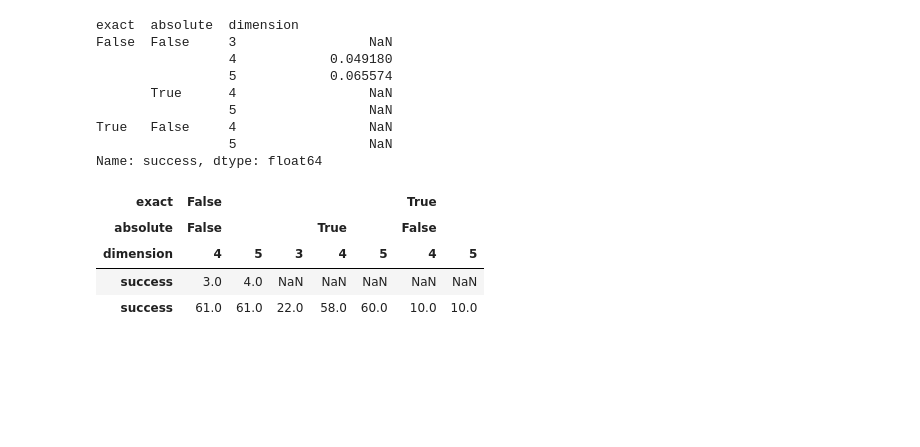
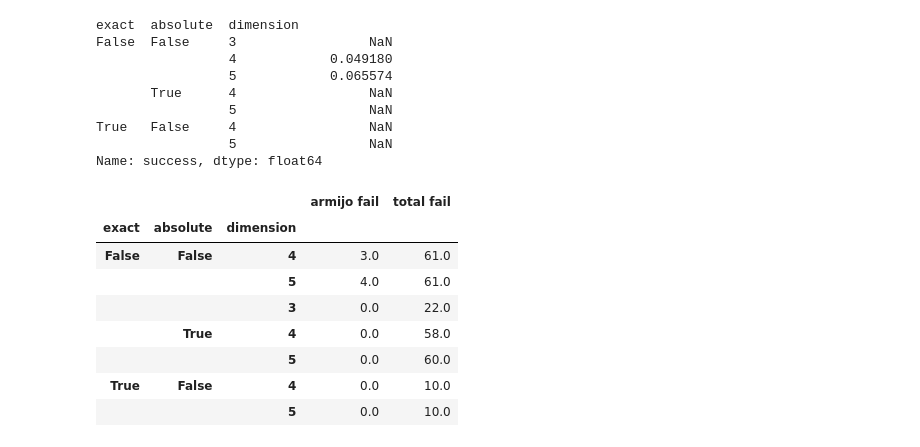
Before and after one commit to aleperlo/NO4LSP-SO-project, a Jupyter notebook: numerical-optimization/notebooks/tables.ipynb, the cells around one changed output. Saved outputs shown, nothing was run; the diff lists cells and outputs as text; code cells hidden in the pictures; blank space fills up the shorter version.

```diff
--- a/numerical-optimization/notebooks/tables.ipynb
+++ b/numerical-optimization/notebooks/tables.ipynb
@@ -221,10 +226,14 @@ True   False     4                 NaN
                  5                 NaN
 Name: success, dtype: float64
 # %%
-pd.DataFrame([iter_failure, series_failure])
+pd.DataFrame([iter_failure, series_failure], index=['armijo fail', 'total fail']).T.fillna(0)
 # %% [output]
-| exact | False |  |  |  |  | True |  |
-| absolute | False |  |  | True |  | False |  |
-| dimension | 4 | 5 | 3 | 4 | 5 | 4 | 5 |
-| success | 3.0 | 4.0 | NaN | NaN | NaN | NaN | NaN |
-| success | 61.0 | 61.0 | 22.0 | 58.0 | 60.0 | 10.0 | 10.0 |
+|  |  |  | armijo fail | total fail |
+| exact | absolute | dimension |  |  |
+| False | False | 4 | 3.0 | 61.0 |
+|  |  | 5 | 4.0 | 61.0 |
+|  |  | 3 | 0.0 | 22.0 |
+|  | True | 4 | 0.0 | 58.0 |
+|  |  | 5 | 0.0 | 60.0 |
+| True | False | 4 | 0.0 | 10.0 |
+|  |  | 5 | 0.0 | 10.0 |
```
Also changed, not shown: parts of 4 cells of this notebook, 3 other files.
